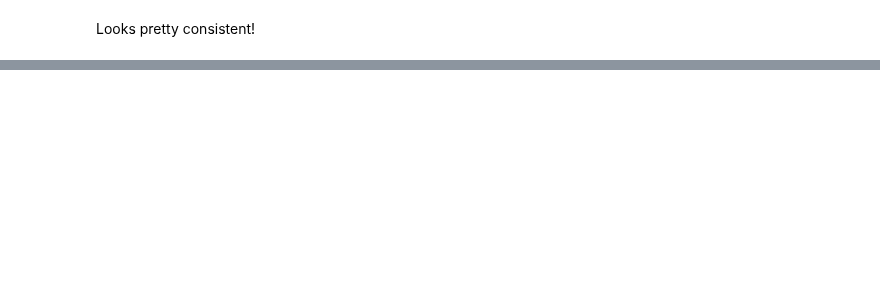
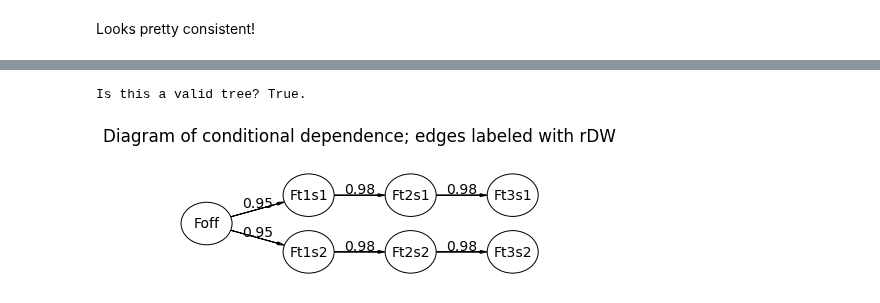
Before and after one commit to Hekstra-Lab/dw, a Jupyter notebook: 8_DAG_PGM_structure_factor_distributions.ipynb, the cells around one changed output, grey strips where cells are left out. Cells and saved outputs as stored; diff of their text form; code cells hidden in the pictures; blank space fills up the shorter version.

```diff
--- a/8_DAG_PGM_structure_factor_distributions.ipynb
+++ b/8_DAG_PGM_structure_factor_distributions.ipynb
@@ -637,0 +726,22 @@ Looks pretty consistent!
+# %%
+(r, rx)       = (0.95, 0.98)
+node_labels   = ["Foff", "Ft1s1", "Ft2s1", "Ft3s1", "Ft1s2", "Ft2s2", "Ft3s2"]
+nodes         = range(len(node_labels))
+root          = 0 # root of the tree
+edges         = [(0,1),(1,2),(2,3),(0,4),(4,5),(5,6)]
+rdw           = [r    , rx  , rx  , r   , rx  , rx  ]
+edge_labels   = [(node_labels[edges[e][0]], node_labels[edges[e][1]]) for e in range(len(edges))]
+
+G=networkx.DiGraph()
+G.add_nodes_from(node_labels)
+G.add_edges_from(edge_labels)
+print(f"Is this a valid tree? {networkx.is_arborescence(G)}.")
+# %% [output]
+Is this a valid tree? True.
+# %%
+pgm = draw_tree.prepare_tree_pgm(nodes, edges, node_labels, rdw, root)
+pgm.render()
+plt.title(f"Diagram of conditional dependence; edges labeled with rDW\n")
+plt.show()
+# %% [output]
+[figure, added]
```
Also changed, not shown: parts of 23 cells of this notebook, 7 other files.
